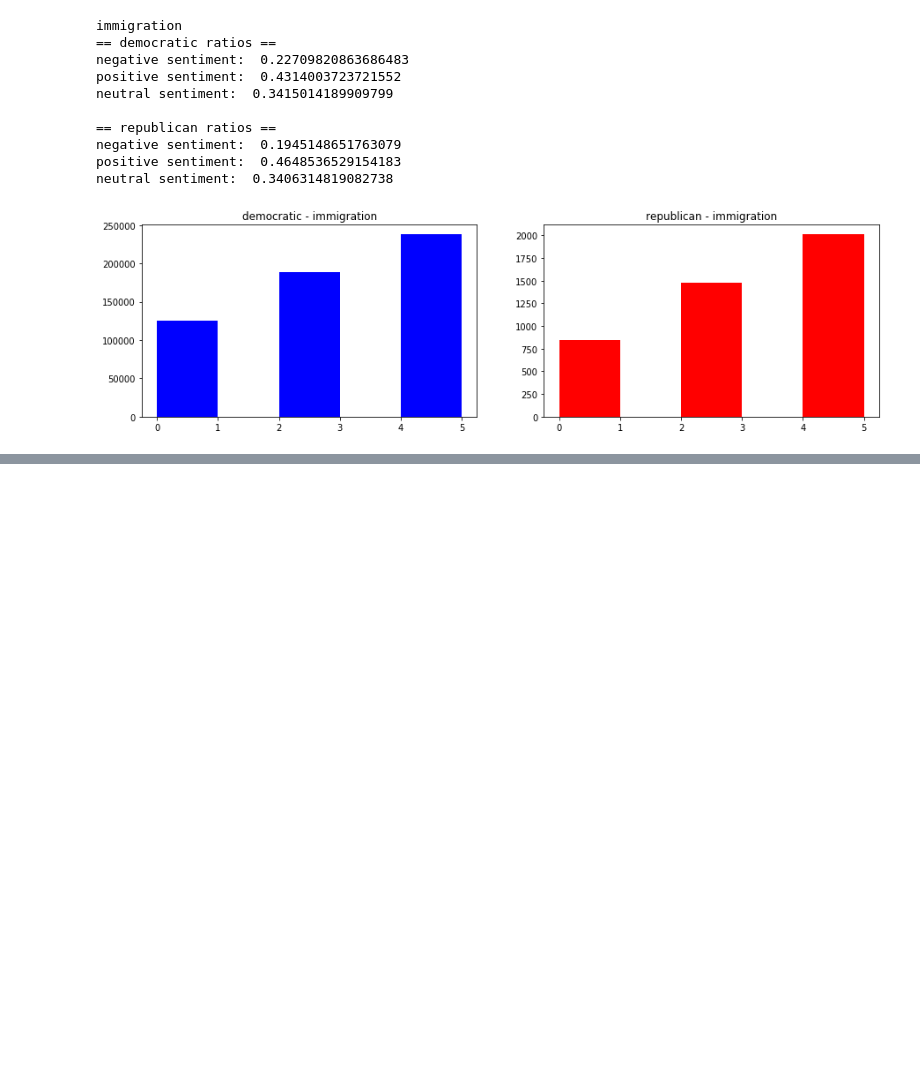
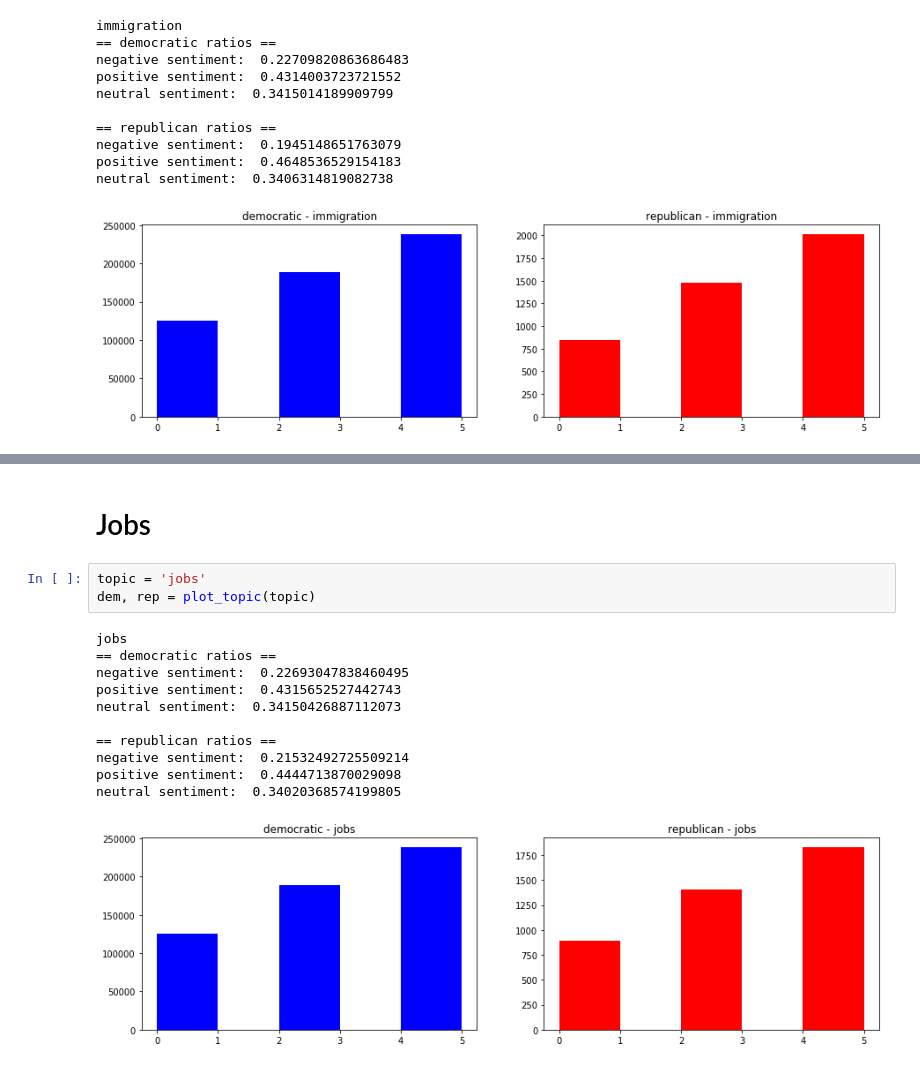
Before and after one commit to charles-tan/POCA, a Jupyter notebook: notebooks/topics_analysis.ipynb, the cells around one changed output, grey strips where cells are left out. Cells and saved outputs as stored; diff of their text form; blank space fills up the shorter version.

```diff
--- a/notebooks/topics_analysis.ipynb
+++ b/notebooks/topics_analysis.ipynb
@@ -526,0 +597,17 @@ neutral sentiment:  0.19907940161104717
+# %% [markdown]
+# Jobs
+# %%
+topic = 'jobs'
+dem, rep = plot_topic(topic)
+# %% [output]
+jobs
+== democratic ratios ==
+negative sentiment:  0.22693047838460495
+positive sentiment:  0.4315652527442743
+neutral sentiment:  0.34150426887112073
+
+== republican ratios ==
+negative sentiment:  0.21532492725509214
+positive sentiment:  0.4444713870029098
+neutral sentiment:  0.34020368574199805
+[figure, added]
```
Also changed, not shown: parts of 23 cells of this notebook, 2 other files.
